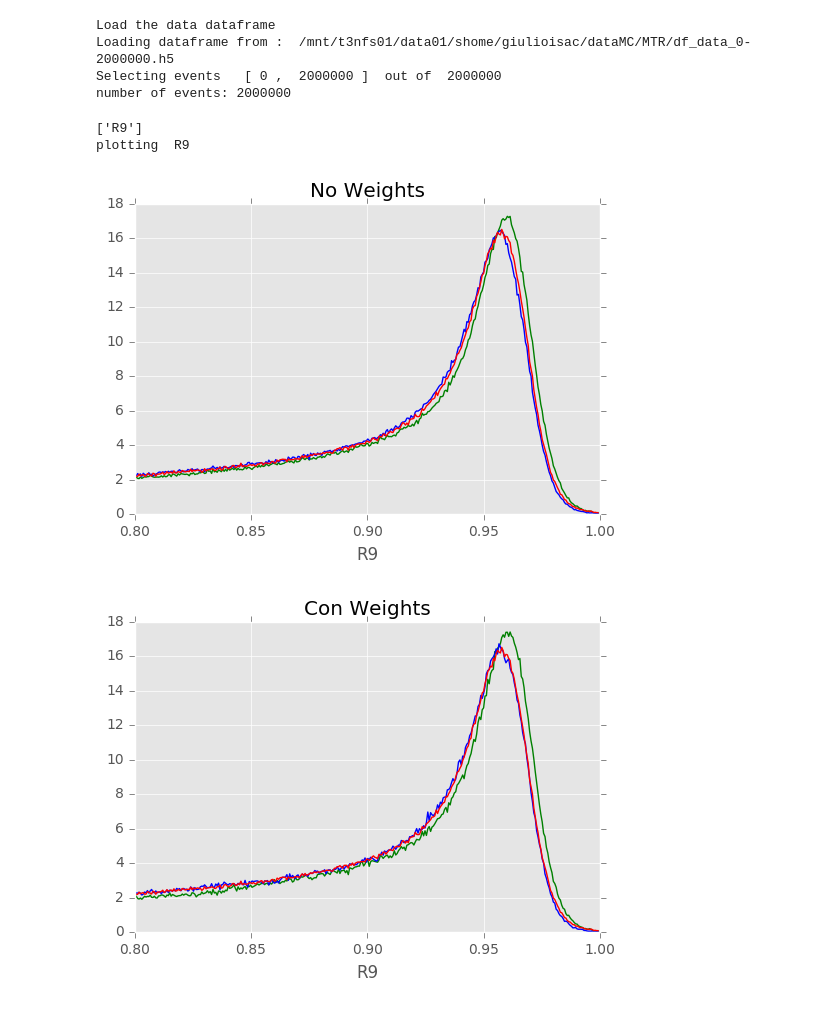
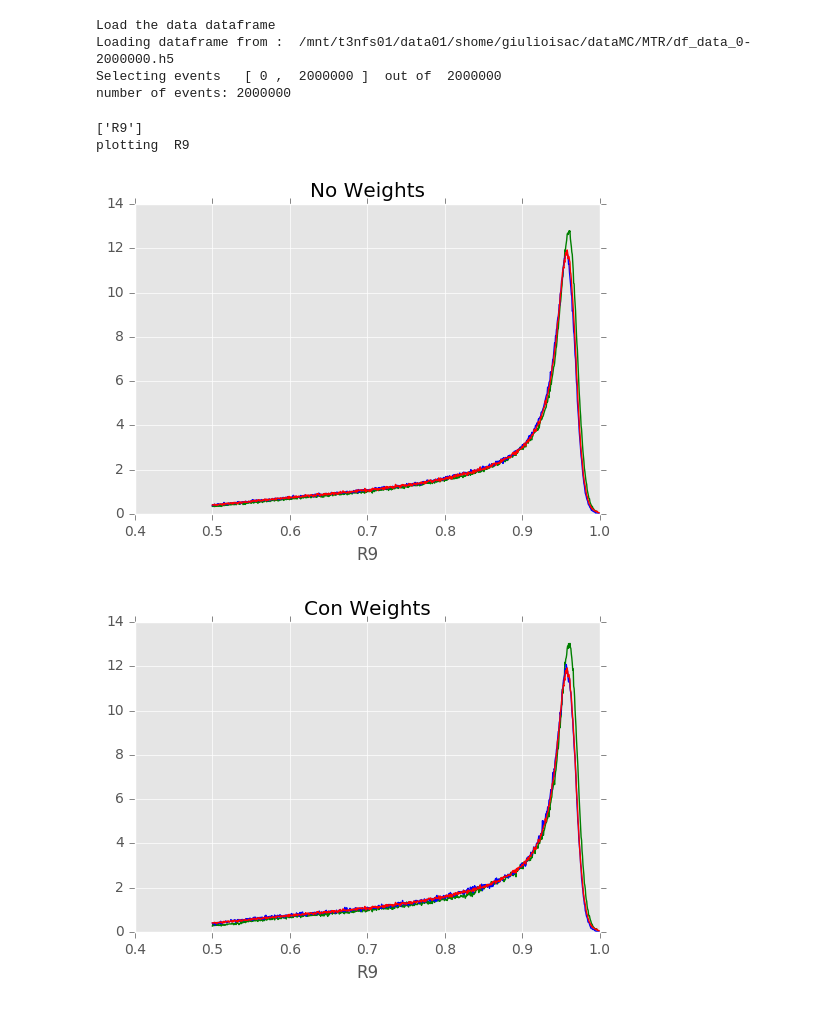
Before and after one commit to threiten/dataMC-1, a Jupyter notebook: MTR/TestCode02_WithAndWithoutWeightsEB+EE.ipynb, the cells around one changed output. Cells and saved outputs as stored; diff of their text form; code cells hidden in the pictures.

```diff
--- a/MTR/TestCode02_WithAndWithoutWeightsEB+EE.ipynb
+++ b/MTR/TestCode02_WithAndWithoutWeightsEB+EE.ipynb
@@ -100,8 +100,8 @@ for yvar in ylist:
     rv = []
     if yvar == "R9":
         rv  = np.arange(0.0,1.0,0.001)
-        rv2 = np.arange(0.8,1.0,0.0006)
-        rv3 = np.arange(0.8,0.95,0.008)
+        rv2 = np.arange(0.5,1.0,0.0006)
+        rv3 = np.arange(0.5,0.95,0.008)
 
     if yvar == "S4":
         rv  = np.arange(0.0,1.0,0.001)
@@ -137,35 +137,35 @@ for yvar in ylist:
     fig = plt.figure()
     ax = fig.add_subplot(111)
     ax.set_xlabel(yvar)
     mc_bins, _edges = np.histogram(dfmc_NoWeights[yvar], rv2, normed = 1)
     edges = _edges[:len(_edges)-1]
     plt.plot(edges,mc_bins,"g")
     mccorr_bins, _edges = np.histogram(dfmc_NoWeights[yvarcorr], rv2, normed = 1)
     edges = _edges[:len(_edges)-1]
     plt.plot(edges  ,mccorr_bins,"b")
     data_bins, _edges = np.histogram(dfdata[yvar], rv2, normed = 1)
     edges = _edges[:len(_edges)-1]
     plt.plot(edges  ,data_bins,"r")
     ax.set_title('No Weights')
 
     fig = plt.figure()
     ax = fig.add_subplot(111)
     ax.set_xlabel(yvar)
     mc_bins, _edges = np.histogram(dfmc_ConWeights[yvar], rv2, normed = 1, weights=dfmc_ConWeights["weight"])
     edges = _edges[:len(_edges)-1]
     plt.plot(edges,mc_bins,"g")
     mccorr_bins, _edges = np.histogram(dfmc_ConWeights[yvarcorr], rv2, normed = 1, weights=dfmc_ConWeights["weight"])
     edges = _edges[:len(_edges)-1]
     plt.plot(edges  ,mccorr_bins,"b")
     data_bins, _edges = np.histogram(dfdata[yvar], rv2, normed = 1,weights=dfdata["weight"])
     edges = _edges[:len(_edges)-1]
     plt.plot(edges  ,data_bins,"r")
     ax.set_title('Con Weights')
 # %% [output]
 ['R9']
 plotting  R9
-[figure, old version]
+[figure, new version]
-[figure, old version]
+[figure, new version]
 # %%
 #ratio plots
 print ylist
```
Also changed, not shown: parts of 3 cells of this notebook.
